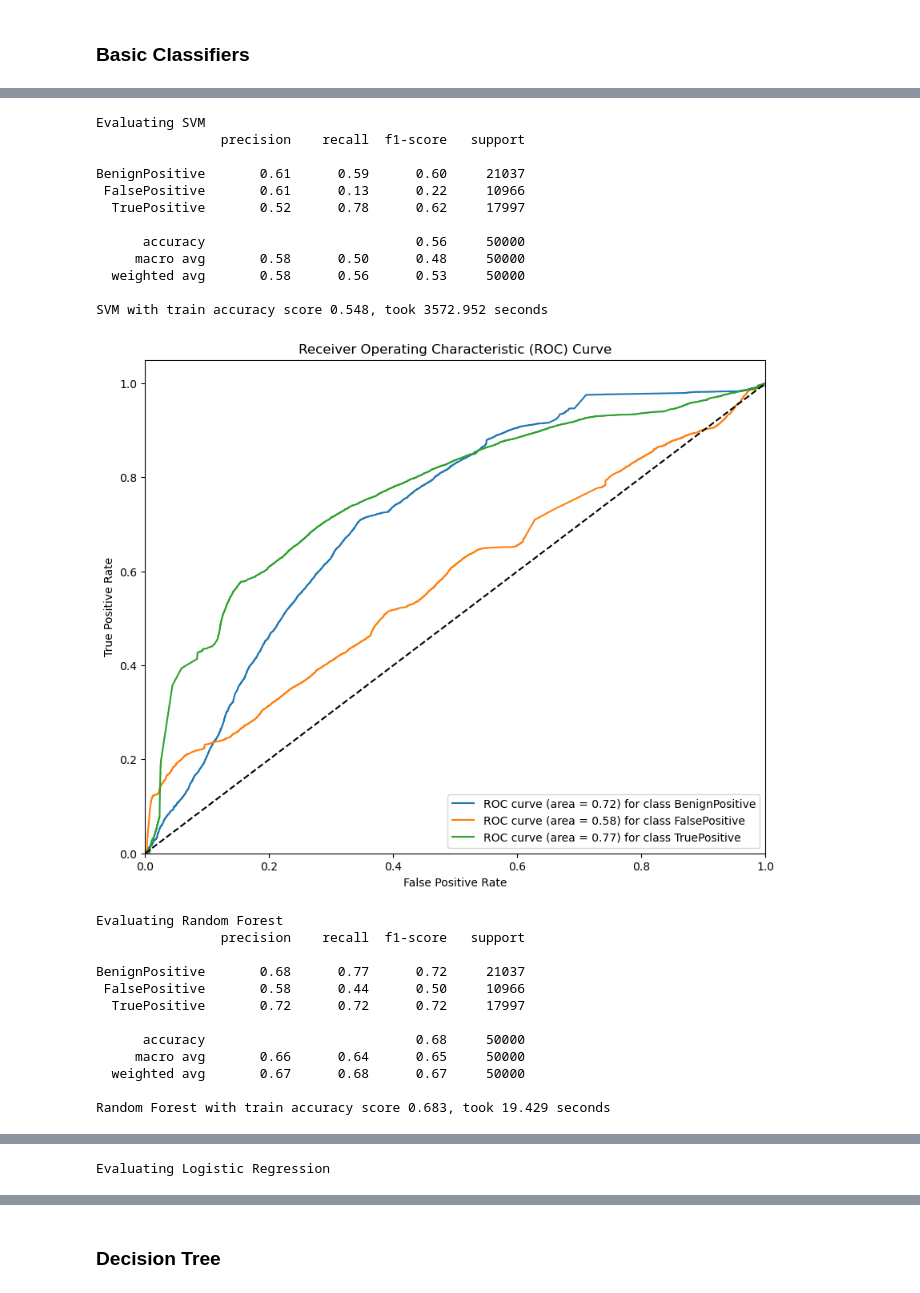
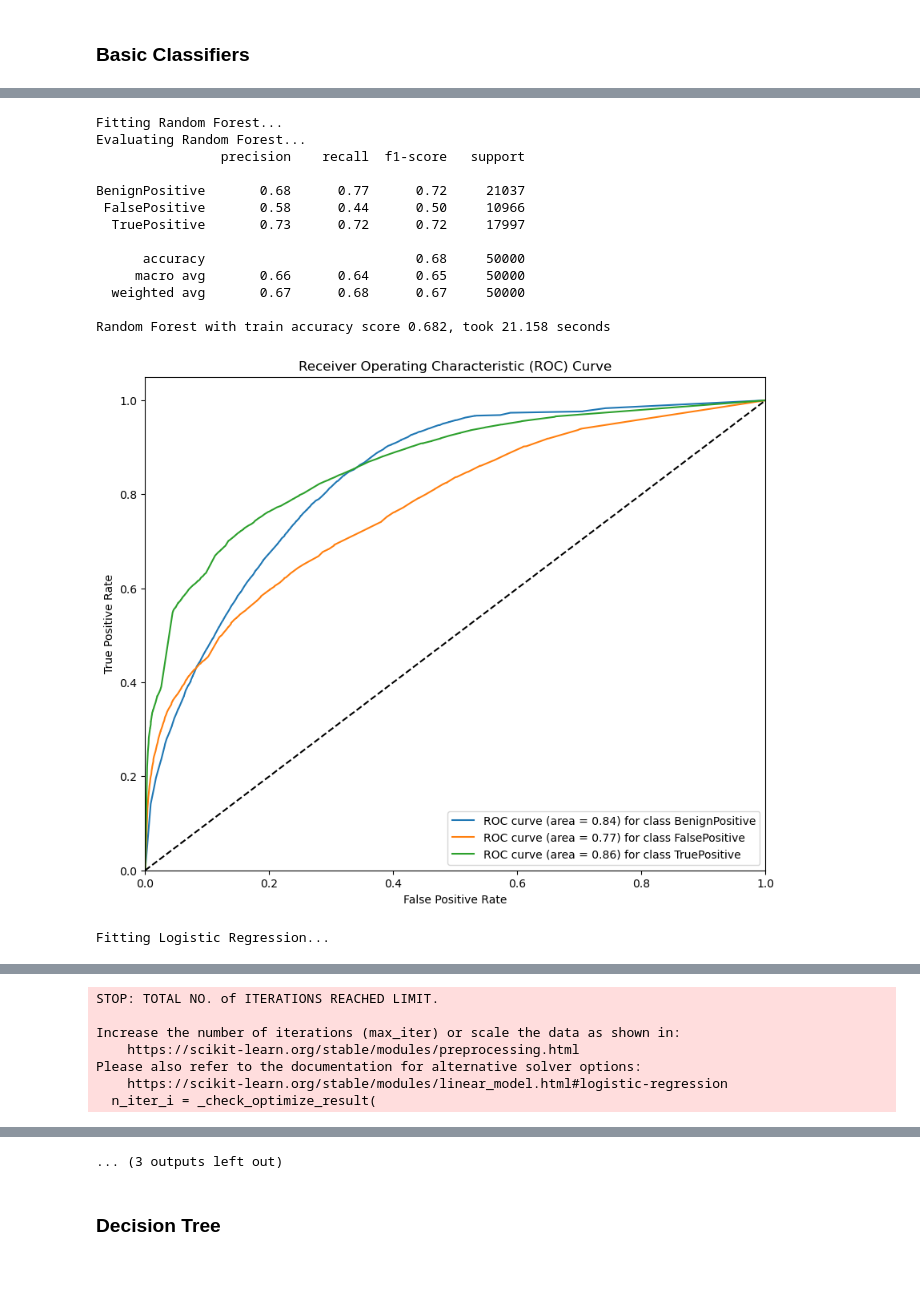
Before and after one commit to mgk2014/PCMLAI-capstone, a Jupyter notebook: xdr.ipynb, the cells around one changed output, grey strips where cells are left out. Saved outputs shown, nothing was run; the diff lists cells and outputs as text; code cells hidden in the pictures.

```diff
--- a/xdr.ipynb
+++ b/xdr.ipynb
@@ -604,9 +604,10 @@ def draw_roc_curves(X_test, y_test, model):
 
 pipelines = {
     'Decision Trees': Pipeline([('classifier', DecisionTreeClassifier())]),
+    'Random Forest': Pipeline([('classifier', RandomForestClassifier())]),
+    'Logistic Regression': Pipeline([('classifier', LogisticRegression(max_iter=10000))]),
     'SVM': Pipeline([('classifier', SVC(decision_function_shape='ovr', probability=True))]),
-    'Random Forest': Pipeline([('classifier', RandomForestClassifier())]),
-    'Logistic Regression': Pipeline([('classifier', LogisticRegression(max_iter=1000))]),
+    'KNN': Pipeline([('classifier', KNeighborsClassifier())])
 }
 
 models_evaluated = pd.DataFrame()
@@ -633,26 +635,16 @@ Decision Trees with train accuracy score 0.656, took 2.604 seconds
 [figure]
-Evaluating SVM
+Fitting Random Forest...
+Evaluating Random Forest...
                 precision    recall  f1-score   support
 
-BenignPositive       0.61      0.59      0.60     21037
- FalsePositive       0.61      0.13      0.22     10966
-  TruePositive       0.52      0.78      0.62     17997
+BenignPositive       0.68      0.77      0.72     21037
+ FalsePositive       0.58      0.44      0.50     10966
+  TruePositive       0.73      0.72      0.72     17997
 
-      accuracy                           0.56     50000
-     macro avg       0.58      0.50      0.48     50000
-  weighted avg       0.58      0.56      0.53     50000
+      accuracy                           0.68     50000
+     macro avg       0.66      0.64      0.65     50000
+  weighted avg       0.67      0.68      0.67     50000
 
-SVM with train accuracy score 0.548, took 3572.952 seconds
+Random Forest with train accuracy score 0.682, took 21.158 seconds
-[figure, old version]
+[figure, new version]
-Evaluating Random Forest
-                precision    recall  f1-score   support
-
-BenignPositive       0.68      0.77      0.72     21037
- FalsePositive       0.58      0.44      0.50     10966
-  TruePositive       0.72      0.72      0.72     17997
-
-      accuracy                           0.68     50000
-     macro avg       0.66      0.64      0.65     50000
-  weighted avg       0.67      0.68      0.67     50000
-
-Random Forest with train accuracy score 0.683, took 19.429 seconds
+Fitting Logistic Regression...
@@ -660 +651,7 @@ Random Forest with train accuracy score 0.683, took 19.429 seconds
-Evaluating Logistic Regression
+STOP: TOTAL NO. of ITERATIONS REACHED LIMIT.
+
+Increase the number of iterations (max_iter) or scale the data as shown in:
+    https://scikit-learn.org/stable/modules/preprocessing.html
+Please also refer to the documentation for alternative solver options:
+    https://scikit-learn.org/stable/modules/linear_model.html#logistic-regression
+  n_iter_i = _check_optimize_result(
@@ -695,3 +702,4 @@ Logistic Regression with train accuracy score 0.556, took 39.235 seconds
+... (3 outputs left out)
 # %% [markdown]
 ### Decision Tree
 # %%
```
Also changed, not shown: parts of 26 cells of this notebook.
